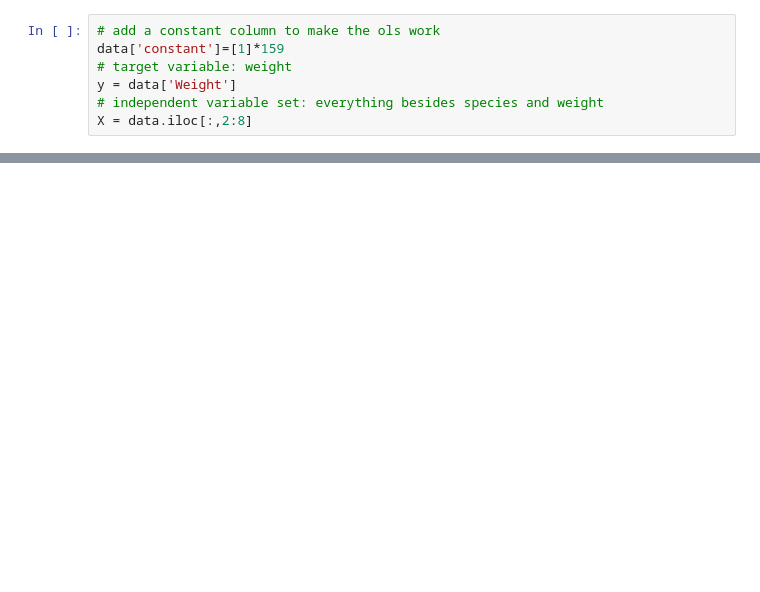
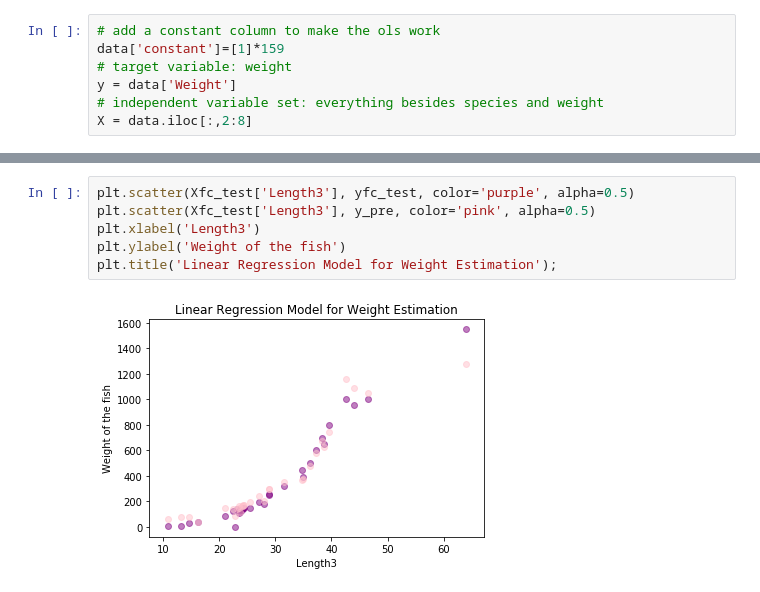
Before and after one commit to haitonglin/stats302, a Jupyter notebook: fish market data analysis/Midterm_fish_market.ipynb, the cells around one changed output, grey strips where cells are left out. Drawn from its saved outputs; the diff is of its cells as text; blank space fills up the shorter version.

```diff
--- a/fish market data analysis/Midterm_fish_market.ipynb
+++ b/fish market data analysis/Midterm_fish_market.ipynb
@@ -485,0 +465,8 @@ strong multicollinearity or other numerical problems.
+# %%
+plt.scatter(Xfc_test['Length3'], yfc_test, color='purple', alpha=0.5)
+plt.scatter(Xfc_test['Length3'], y_pre, color='pink', alpha=0.5)
+plt.xlabel('Length3')
+plt.ylabel('Weight of the fish')
+plt.title('Linear Regression Model for Weight Estimation');
+# %% [output]
+[figure, added]
```
Also changed, not shown: parts of 63 cells of this notebook.
